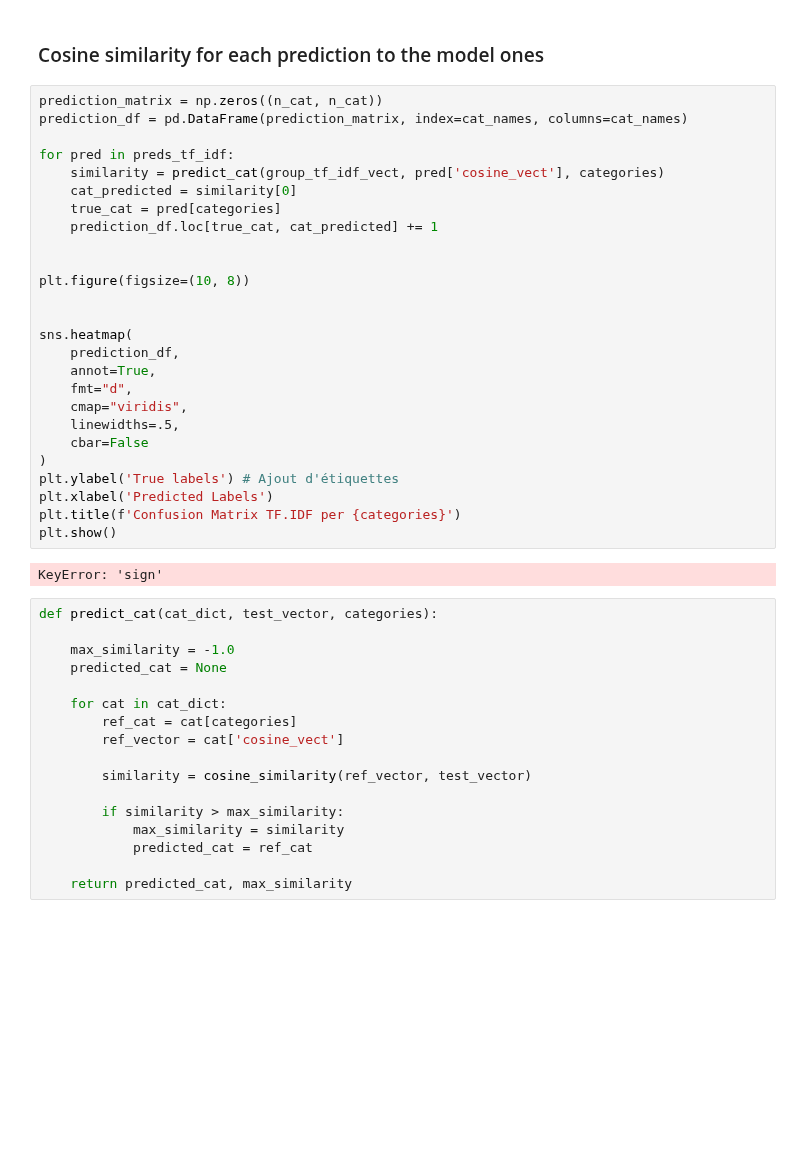
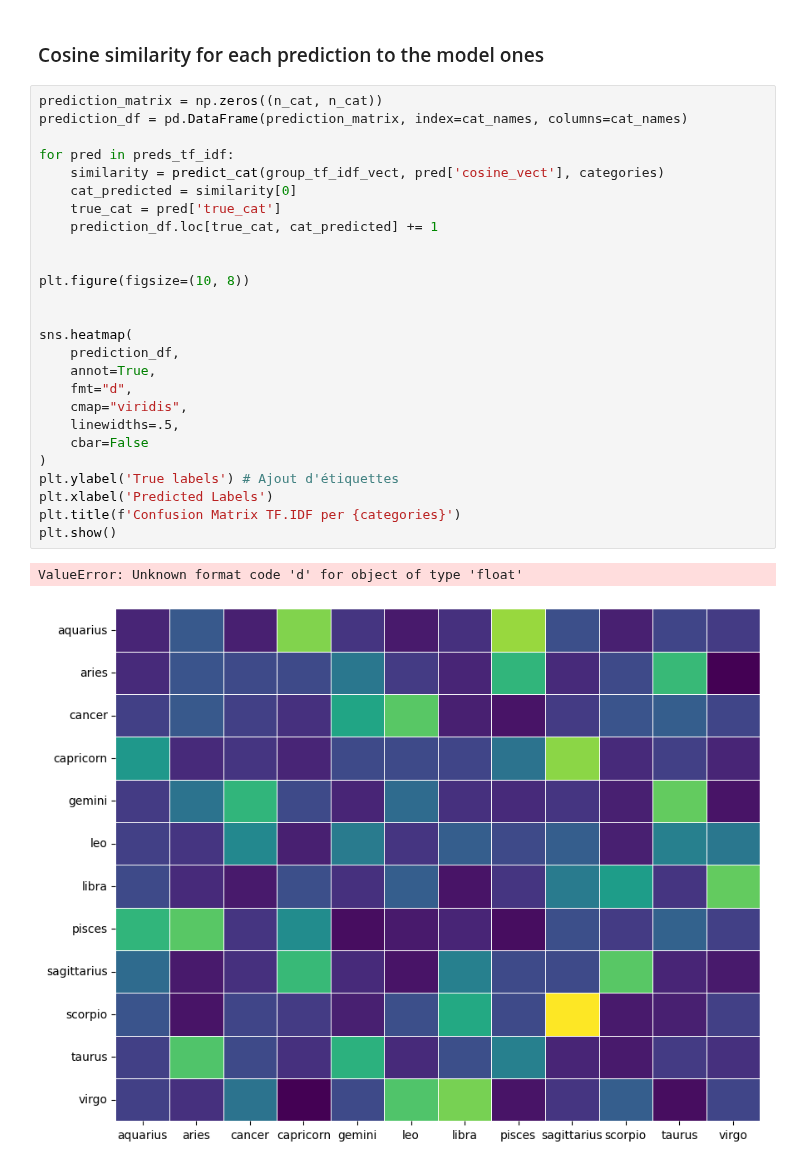
Before and after one commit to andregodinhodtu/02807_Comp_tools_project_group_02, a Jupyter notebook: notebooks/TF_IDF_analysis.ipynb, the cells around one changed output. Cells and saved outputs as stored; diff of their text form; blank space fills up the shorter version.

Commit message:
Added first TF.IDF results for signs

```diff
--- a/notebooks/TF_IDF_analysis.ipynb
+++ b/notebooks/TF_IDF_analysis.ipynb
@@ -486,45 +486,29 @@ plt.show()
 # %%
 prediction_matrix = np.zeros((n_cat, n_cat))
 prediction_df = pd.DataFrame(prediction_matrix, index=cat_names, columns=cat_names)
 
 for pred in preds_tf_idf:
     similarity = predict_cat(group_tf_idf_vect, pred['cosine_vect'], categories)
     cat_predicted = similarity[0]
-    true_cat = pred[categories]
+    true_cat = pred['true_cat']
     prediction_df.loc[true_cat, cat_predicted] += 1
 
 
 plt.figure(figsize=(10, 8))
 
 
 sns.heatmap(
     prediction_df,
     annot=True,
     fmt="d",
     cmap="viridis",
     linewidths=.5,
     cbar=False
 )
 plt.ylabel('True labels') # Ajout d'étiquettes
 plt.xlabel('Predicted Labels')
 plt.title(f'Confusion Matrix TF.IDF per {categories}')
 plt.show()
 # %% [output]
-KeyError: 'sign'
+ValueError: Unknown format code 'd' for object of type 'float'
+[figure, added]
-# %%
-def predict_cat(cat_dict, test_vector, categories):
-
-    max_similarity = -1.0
-    predicted_cat = None
-
-    for cat in cat_dict:
-        ref_cat = cat[categories]
-        ref_vector = cat['cosine_vect']
-
-        similarity = cosine_similarity(ref_vector, test_vector)
-
-        if similarity > max_similarity:
-            max_similarity = similarity
-            predicted_cat = ref_cat
-
-    return predicted_cat, max_similarity
```
Also changed, not shown: 3 other files.
